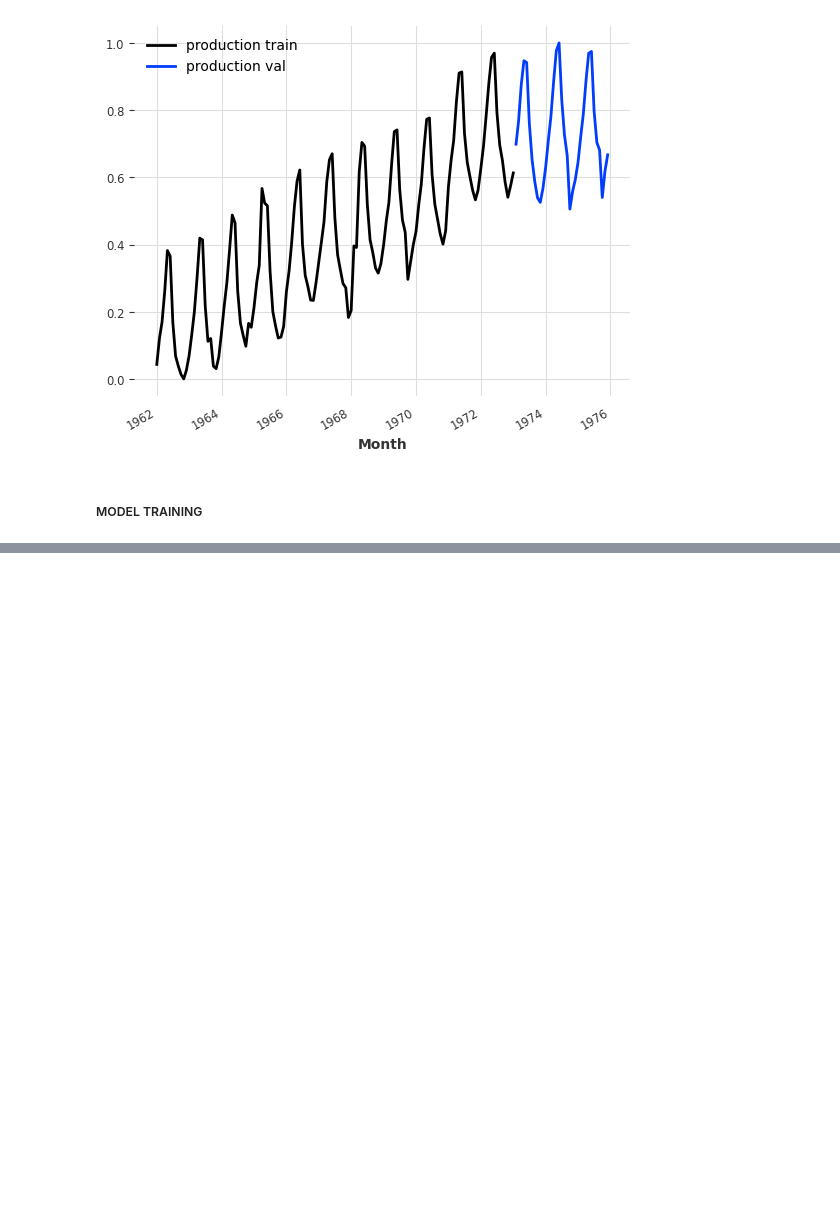
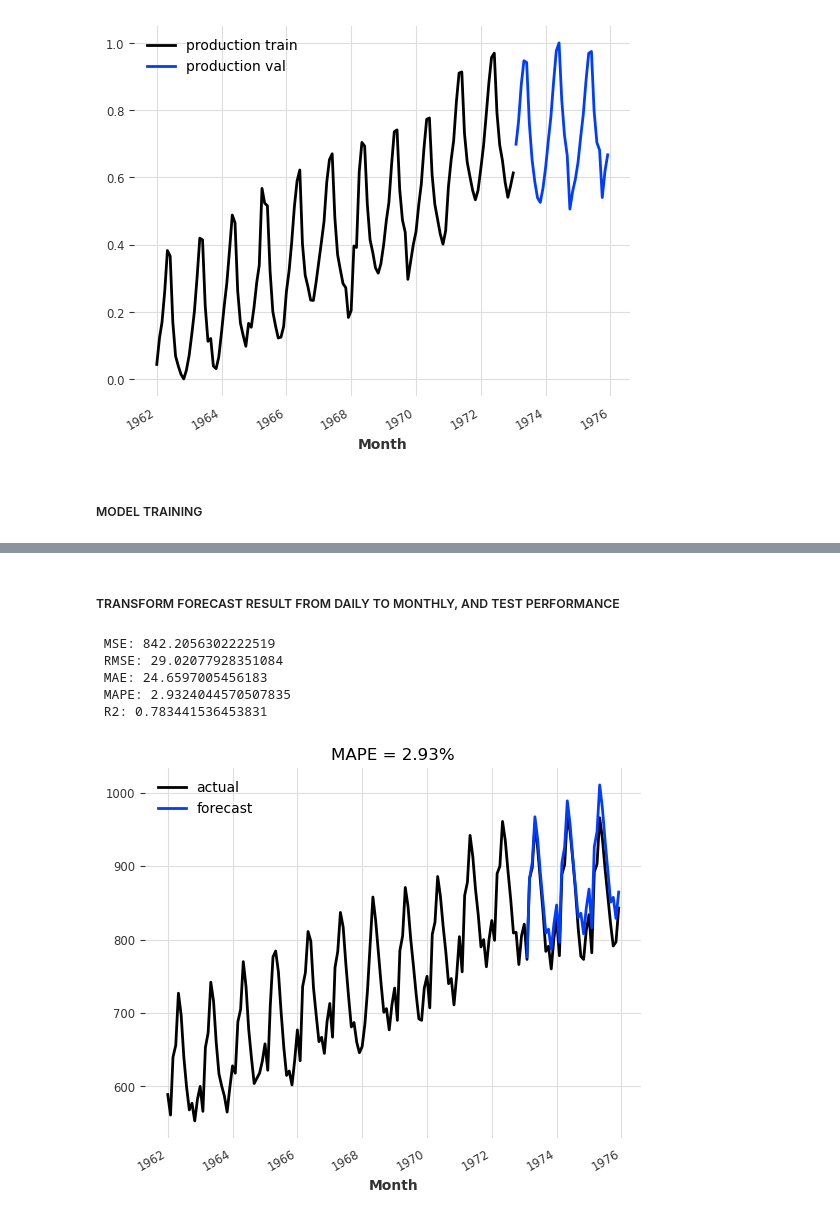
Before and after one commit to igerardoh/timeseries-production-forecast, a Jupyter notebook: code/ExponentialSmoothing_daily.ipynb, the cells around one changed output, grey strips where cells are left out. Cells and saved outputs as stored; diff of their text form; code cells hidden in the pictures; blank space fills up the shorter version.

```diff
--- a/code/nD_RNN_LSTM_daily_PastCovariates.ipynb
+++ b/code/ExponentialSmoothing_daily.ipynb
@@ -272,0 +249,28 @@ print(f" MSE: {MSE}\n RMSE: {RMSE}\n MAE: {MAE}\n MAPE: {MAPE}\n R2: {R2}")
+# %% [markdown]
+##### TRANSFORM FORECAST RESULT FROM DAILY TO MONTHLY, AND TEST PERFORMANCE
+# %%
+# reverse scaling and convert values back from dayly results to monthly results
+dailyavg_pred = scaler.inverse_transform(dailyavg_pred)
+pred = toDailyAverage.inverse_transform(dailyavg_pred)
+
+series.plot(label="actual")
+pred.plot(label="forecast")
+plt.title("MAPE = {:.2f}%".format(mape(actual_series=val, pred_series=pred)))
+plt.legend();
+
+# ----- CALCULATE METRICS ------
+
+MSE = mse(actual_series=val, pred_series=pred)
+RMSE = rmse(actual_series=val, pred_series=pred)
+MAE = mae(actual_series=val, pred_series=pred)
+MAPE = mape(actual_series=val, pred_series=pred)
+R2 = r2_score(actual_series=val, pred_series=pred)
+
+print(f" MSE: {MSE}\n RMSE: {RMSE}\n MAE: {MAE}\n MAPE: {MAPE}\n R2: {R2}")
+# %% [output]
+ MSE: 842.2056302222519
+ RMSE: 29.02077928351084
+ MAE: 24.6597005456183
+ MAPE: 2.9324044570507835
+ R2: 0.783441536453831
+[figure, added]
```
Also changed, not shown: parts of 9 cells of this notebook, 5 other files.
